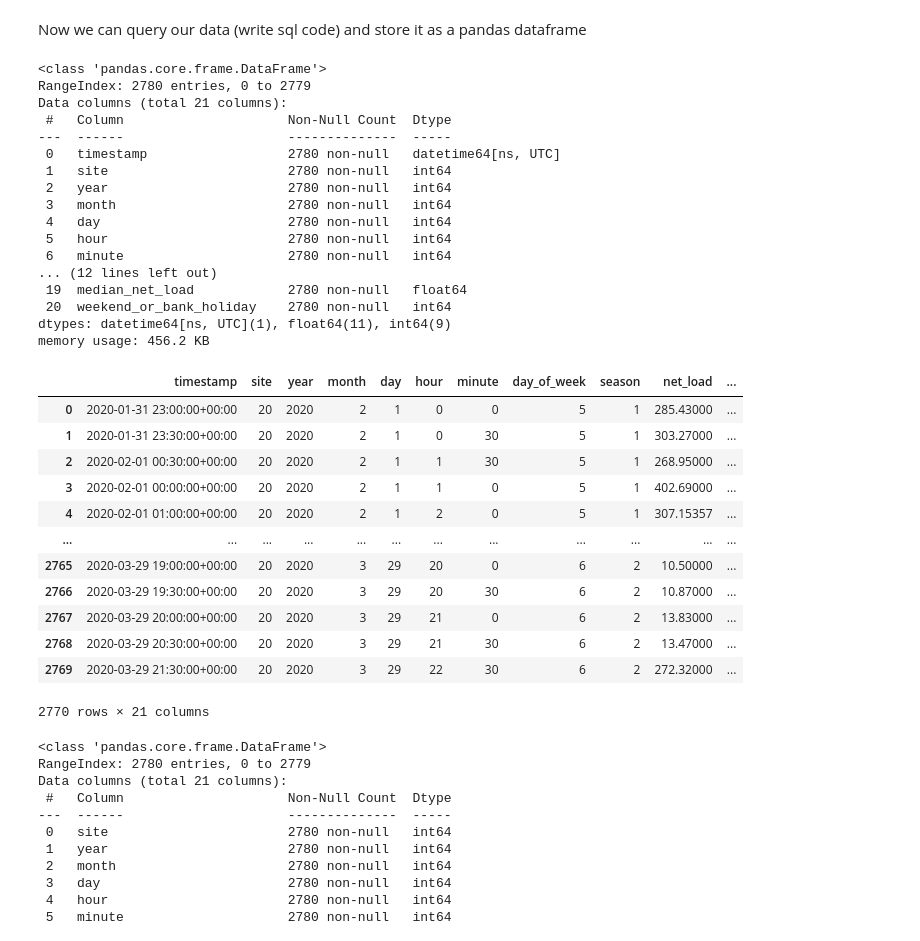
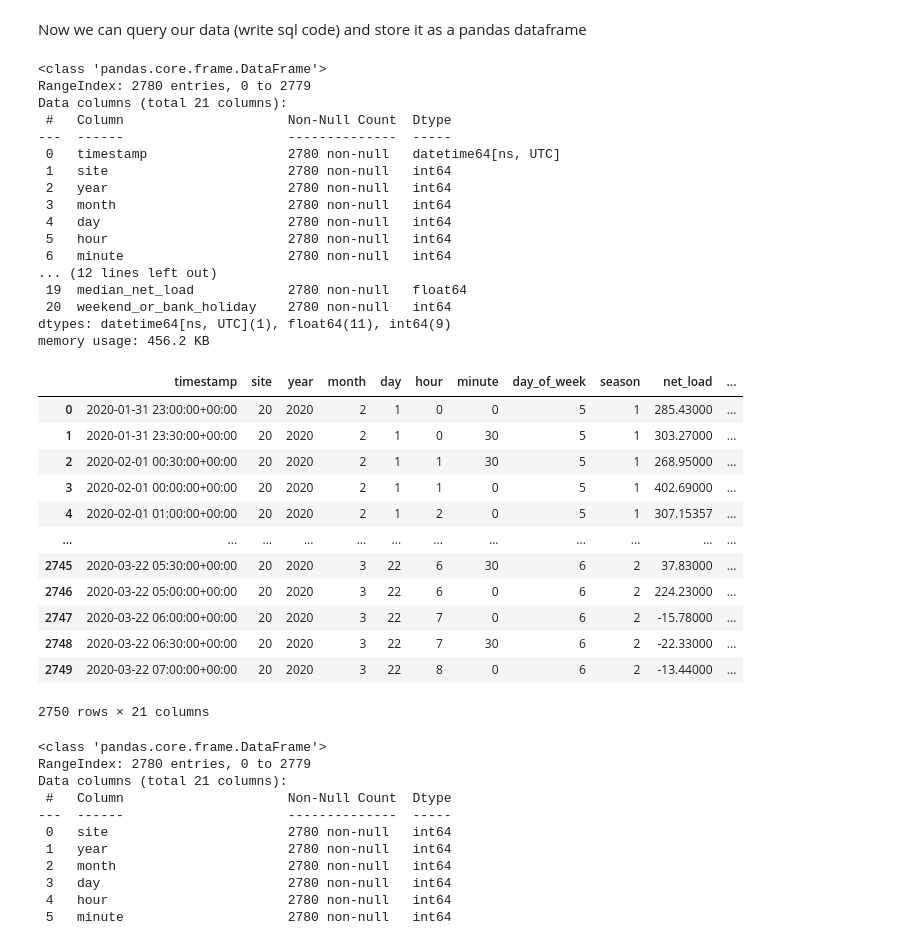
Before and after one commit to dguiraldes/aml_project, a Jupyter notebook: wills_code.ipynb, the cells around one changed output. Drawn from its saved outputs; the diff is of its cells as text; code cells hidden in the pictures.

```diff
--- a/wills_code.ipynb
+++ b/wills_code.ipynb
@@ -62,40 +62,40 @@ query="""
 df = pd.read_sql_query(query, conn)
 # %%
 df.info()
-df.head(-10)
+df.head(-30)
 # month and season if long term
 # sunshine direction
 # %% [output]
 <class 'pandas.core.frame.DataFrame'>
 RangeIndex: 2780 entries, 0 to 2779
 Data columns (total 21 columns):
  #   Column                     Non-Null Count  Dtype
 ---  ------                     --------------  -----
  0   timestamp                  2780 non-null   datetime64[ns, UTC]
  1   site                       2780 non-null   int64
  2   year                       2780 non-null   int64
  3   month                      2780 non-null   int64
  4   day                        2780 non-null   int64
  5   hour                       2780 non-null   int64
  6   minute                     2780 non-null   int64
 ... (12 lines left out)
  19  median_net_load            2780 non-null   float64
  20  weekend_or_bank_holiday    2780 non-null   int64
 dtypes: datetime64[ns, UTC](1), float64(11), int64(9)
 memory usage: 456.2 KB
 |  | timestamp | site | year | month | day | hour | minute | day_of_week | season | net_load | ... |
 | 0 | 2020-01-31 23:00:00+00:00 | 20 | 2020 | 2 | 1 | 0 | 0 | 5 | 1 | 285.43000 | ... |
 | 1 | 2020-01-31 23:30:00+00:00 | 20 | 2020 | 2 | 1 | 0 | 30 | 5 | 1 | 303.27000 | ... |
 | 2 | 2020-02-01 00:30:00+00:00 | 20 | 2020 | 2 | 1 | 1 | 30 | 5 | 1 | 268.95000 | ... |
 | 3 | 2020-02-01 00:00:00+00:00 | 20 | 2020 | 2 | 1 | 1 | 0 | 5 | 1 | 402.69000 | ... |
 | 4 | 2020-02-01 01:00:00+00:00 | 20 | 2020 | 2 | 1 | 2 | 0 | 5 | 1 | 307.15357 | ... |
 | ... | ... | ... | ... | ... | ... | ... | ... | ... | ... | ... | ... |
-| 2765 | 2020-03-29 19:00:00+00:00 | 20 | 2020 | 3 | 29 | 20 | 0 | 6 | 2 | 10.50000 | ... |
-| 2766 | 2020-03-29 19:30:00+00:00 | 20 | 2020 | 3 | 29 | 20 | 30 | 6 | 2 | 10.87000 | ... |
-| 2767 | 2020-03-29 20:00:00+00:00 | 20 | 2020 | 3 | 29 | 21 | 0 | 6 | 2 | 13.83000 | ... |
-| 2768 | 2020-03-29 20:30:00+00:00 | 20 | 2020 | 3 | 29 | 21 | 30 | 6 | 2 | 13.47000 | ... |
-| 2769 | 2020-03-29 21:30:00+00:00 | 20 | 2020 | 3 | 29 | 22 | 30 | 6 | 2 | 272.32000 | ... |
+| 2745 | 2020-03-22 05:30:00+00:00 | 20 | 2020 | 3 | 22 | 6 | 30 | 6 | 2 | 37.83000 | ... |
+| 2746 | 2020-03-22 05:00:00+00:00 | 20 | 2020 | 3 | 22 | 6 | 0 | 6 | 2 | 224.23000 | ... |
+| 2747 | 2020-03-22 06:00:00+00:00 | 20 | 2020 | 3 | 22 | 7 | 0 | 6 | 2 | -15.78000 | ... |
+| 2748 | 2020-03-22 06:30:00+00:00 | 20 | 2020 | 3 | 22 | 7 | 30 | 6 | 2 | -22.33000 | ... |
+| 2749 | 2020-03-22 07:00:00+00:00 | 20 | 2020 | 3 | 22 | 8 | 0 | 6 | 2 | -13.44000 | ... |
-2770 rows × 21 columns
+2750 rows × 21 columns
 # %%
 # Average hourly
 from sklearn.preprocessing import MinMaxScaler
```
Also changed, not shown: parts of 8 cells of this notebook.
